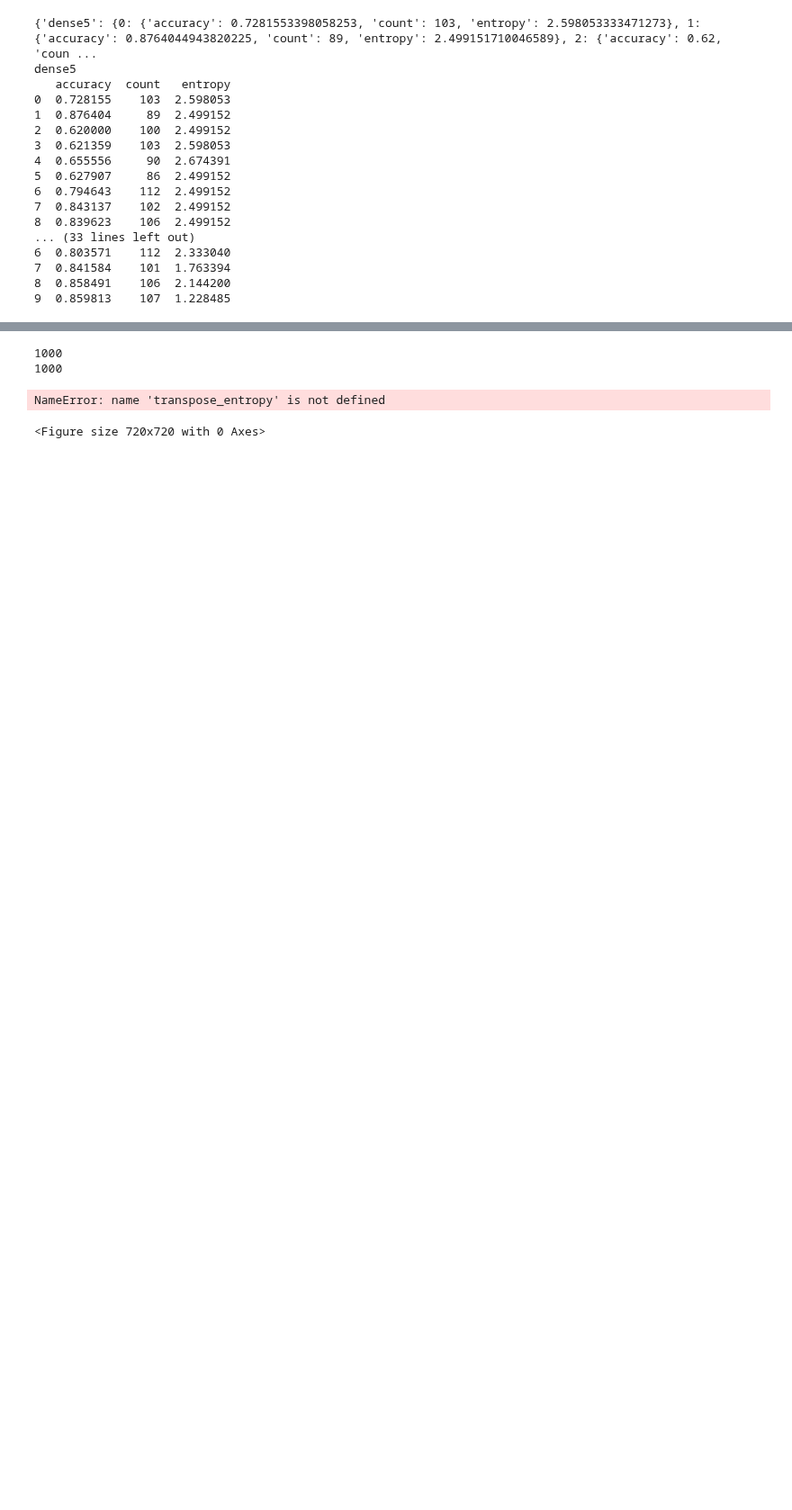
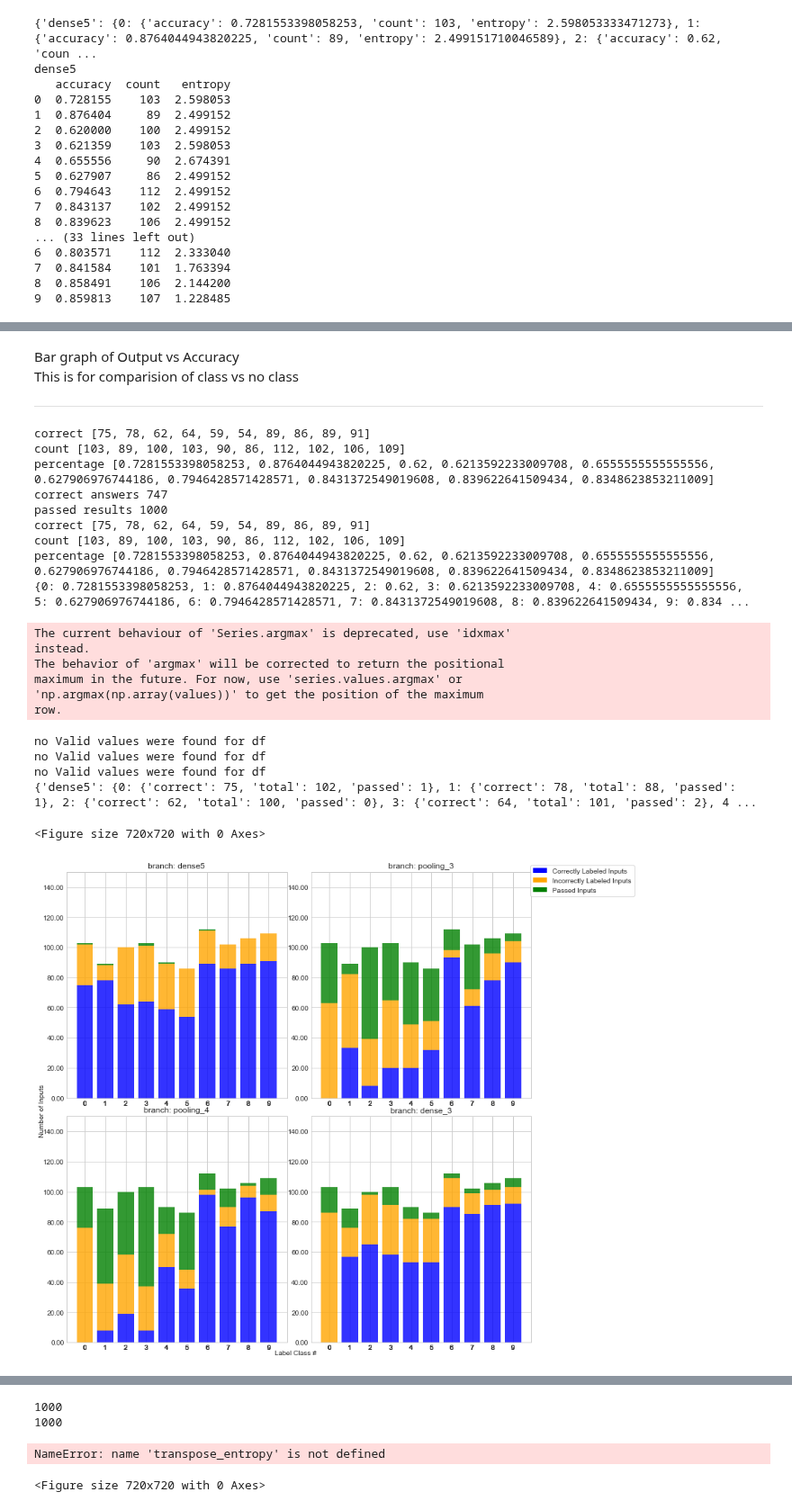
Before and after one commit to SanityLacking/BrevisNet, a Jupyter notebook: graphs.ipynb, the cells around one changed output, grey strips where cells are left out. Shown at 90% size. Drawn from its saved outputs; the diff is of its cells as text; code cells hidden in the pictures; blank space fills up the shorter version.

```diff
--- a/graphs.ipynb
+++ b/graphs.ipynb
@@ -1327,7 +1346,7 @@ with open('results/predEntropy.csv', newline='') as f:
     next(reader, None)  # skip the headers
     entropy = list(reader)
 
-thresholdpoints = findThreshold(pred, labels, entropy, 4,[0,1,2,3,4,5,6,7,8,9], ["dense5","pooling_3","pooling_4","dense_3"],graph=True)
+thresholdpoints = findThreshold(pred, labels, entropy, 4,[0,1,2,3,4,5,6,7,8,9], ["dense5","pooling_3","pooling_4","dense_3"],graph=False)
 
 print("Threshold Points:")
 print(thresholdpoints)
@@ -1410,13 +1405,11 @@ def predict(pred, labels, entropy, num_outputs, classes, output_names=[],mainBra
     labels = np.array(labels)
     entropy = np.array(entropy)
     classCount = {}
-#     results = pred
     labelClasses=classes
     transpose_results = np.transpose(results) #truths
     transpose_preds = np.transpose(pred) #per exit rather then per input
     transpose_entropy = np.transpose(entropy) #per exit rather then per input
     transpose_labels = np.transpose(labels)
-    # %matplotlib inline
     if graph:
         plt.style.use('seaborn-whitegrid')
         fig = plt.figure()
@@ -1426,32 +1419,35 @@ def predict(pred, labels, entropy, num_outputs, classes, output_names=[],mainBra
     df =  pd.DataFrame()
     returnData = []
     #get the main branch accuracy values
-    mAcc = exitAccuracy(transpose_results[0],transpose_labels[0], labelClasses)
+    avgAcc, mAcc = exitAccuracy(transpose_results[0],transpose_labels[0], labelClasses)
     #determine the class thresholds for the branches that are closest to the main branch accuracy values
+
     thresholdpoints = findThreshold(pred, labels, entropy, 4,[0,1,2,3,4,5,6,7,8,9], output_names)
     for i in thresholdpoints:
         thresh = pd.DataFrame.from_dict(thresholdpoints[i],orient='index')
 #         print(i)
 
 #         print(thresh)
-    def classResult():
-        classes = 10
+    def classResult(classes):
+        classes = classes
         results={}
         for i in range(classes):
             results[i]= {"correct":0,"total":0,"passed":0}
         return results
-    BR = {"dense5":classResult(),"pooling_3":classResult(),"pooling_4":classResult(),"dense_3":classResult()}
+    BR={}
+    for i in output_names:
+        BR[i]=classResult(len(classes))
 
     #iterate through results to see which predictions meet threshold requirements.
     for i, prediction in enumerate(pred):
-        print(prediction)
+#         print(prediction)
         for j, bResult in enumerate(prediction):
 #             if j == mainBranch: ###skip the first branch as it is the main
 #                 continue
 
             if entropy[i][j] <= thresholdpoints[output_names[j]][bResult]["entropy"]:
-                print("pred {}(l:{}) at branch {} is accepted, {} <={}".format(bResult,labels[i][j],j,entropy[i][j],thresholdpoints[output_names[j]][bResult]["entropy"]))
-                print(BR[output_names[j]][labels[i][j]])
+#                 print("pred {}(l:{}) at branch {} is accepted, {} <={}".format(bResult,labels[i][j],j,entropy[i][j],thresholdpoints[output_names[j]][bResult]["entropy"]))
+#                 print(BR[output_names[j]][labels[i][j]])
                 if bResult == labels[i][j]:
                     BR[output_names[j]][labels[i][j]]["correct"] += 1
                 BR[output_names[j]][labels[i][j]]["total"] += 1
@@ -1523,0 +1500,4 @@ pred 8.0(l:8.0) at b
+# %% [markdown]
+Bar graph of Output vs Accuracy <br>
+This is for comparision of class vs no class
+<hr>
@@ -1524,3 +1572,27 @@ pred 8.0(l:8.0) at b
+# %%
+y = graphOutputAccuracy(pred, labels, entropy, 4,[0,1,2,3,4,5,6,7,8,9],  ["dense5","pooling_3","pooling_4","dense_3"],graph=True)
+# %% [output]
+correct [75, 78, 62, 64, 59, 54, 89, 86, 89, 91]
+count [103, 89, 100, 103, 90, 86, 112, 102, 106, 109]
+percentage [0.7281553398058253, 0.8764044943820225, 0.62, 0.6213592233009708, 0.6555555555555556, 0.627906976744186, 0.7946428571428571, 0.8431372549019608, 0.839622641509434, 0.8348623853211009]
+correct answers 747
+passed results 1000
+correct [75, 78, 62, 64, 59, 54, 89, 86, 89, 91]
+count [103, 89, 100, 103, 90, 86, 112, 102, 106, 109]
+percentage [0.7281553398058253, 0.8764044943820225, 0.62, 0.6213592233009708, 0.6555555555555556, 0.627906976744186, 0.7946428571428571, 0.8431372549019608, 0.839622641509434, 0.8348623853211009]
+{0: 0.7281553398058253, 1: 0.8764044943820225, 2: 0.62, 3: 0.6213592233009708, 4: 0.6555555555555556, 5: 0.627906976744186, 6: 0.7946428571428571, 7: 0.8431372549019608, 8: 0.839622641509434, 9: 0.834 ...
+The current behaviour of 'Series.argmax' is deprecated, use 'idxmax'
+instead.
+The behavior of 'argmax' will be corrected to return the positional
+maximum in the future. For now, use 'series.values.argmax' or
+'np.argmax(np.array(values))' to get the position of the maximum
+row.
+no Valid values were found for df
+no Valid values were found for df
+no Valid values were found for df
+{'dense5': {0: {'correct': 75, 'total': 102, 'passed': 1}, 1: {'correct': 78, 'total': 88, 'passed': 1}, 2: {'correct': 62, 'total': 100, 'passed': 0}, 3: {'correct': 64, 'total': 101, 'passed': 2}, 4 ...
+<Figure size 720x720 with 0 Axes>
+[figure, added]
 # %%
 # print(y)
 plt.style.use('seaborn-whitegrid')
```
Also changed, not shown: parts of 12 cells of this notebook, 2 other files.
